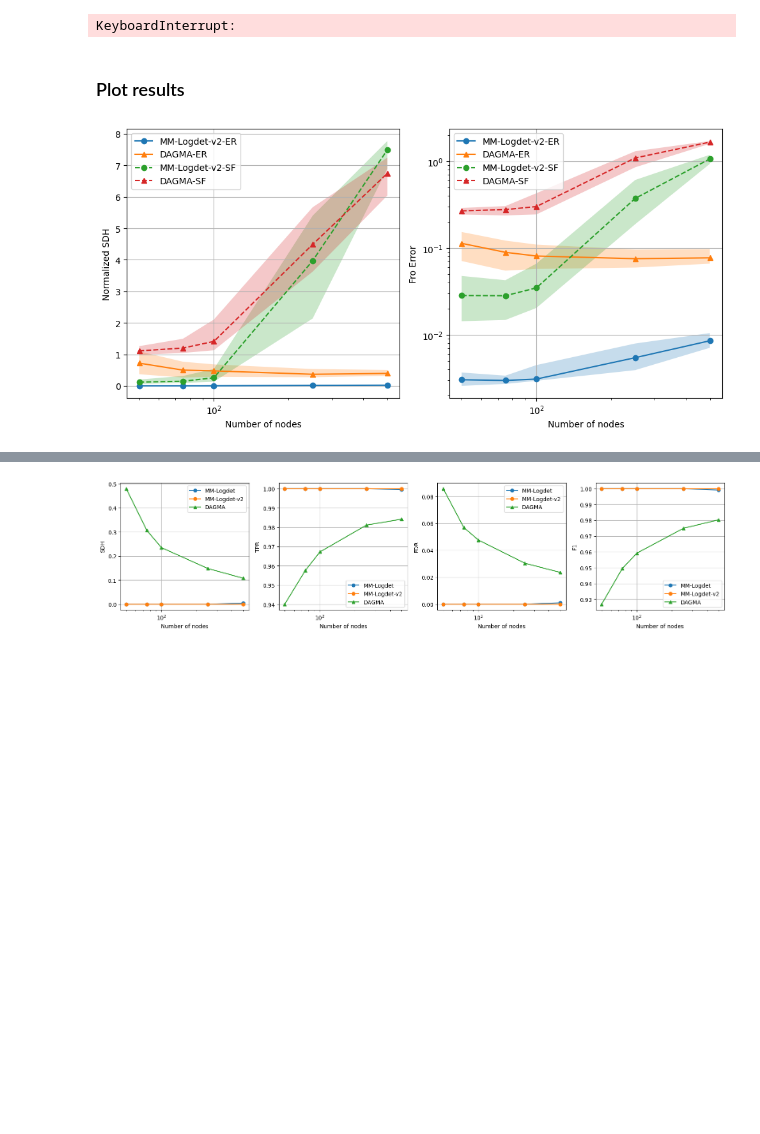
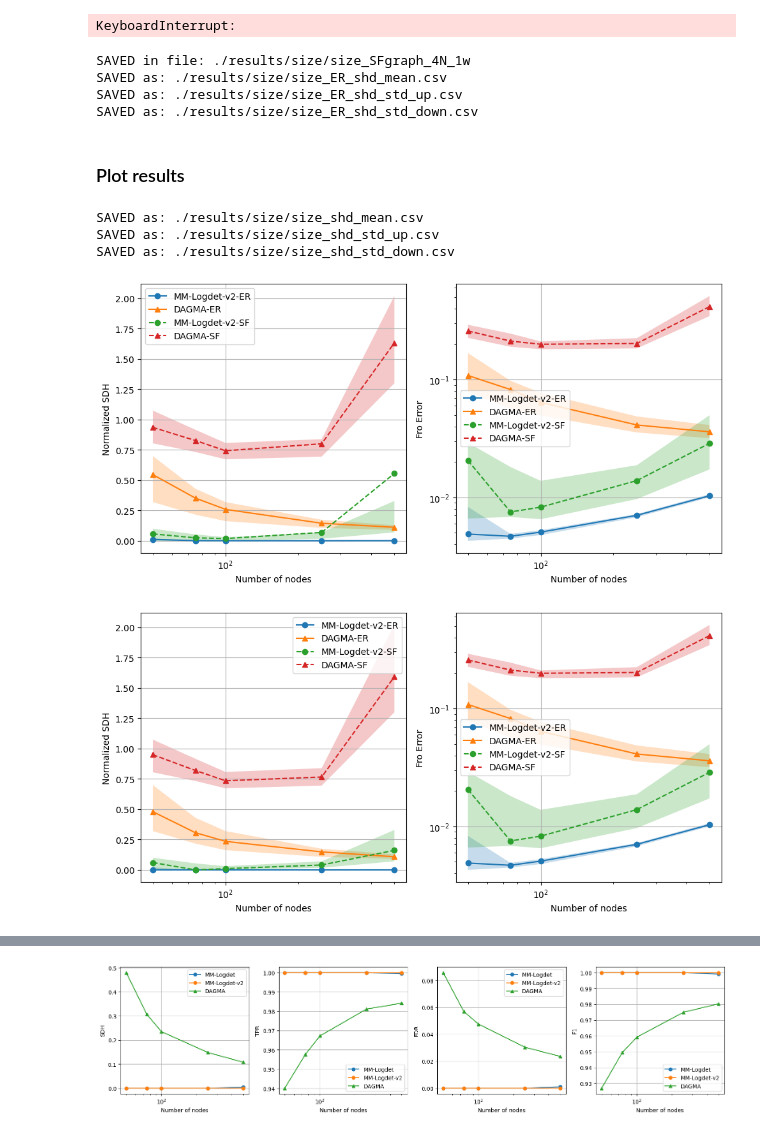
Before and after one commit to reysam93/cvx_dag_learning, a Jupyter notebook: graph_size.ipynb, the cells around one changed output, grey strips where cells are left out. Drawn from its saved outputs; the diff is of its cells as text; code cells hidden in the pictures; blank space fills up the shorter version.

```diff
--- a/graph_size.ipynb
+++ b/graph_size.ipynb
@@ -89,26 +89,12 @@ def run_size_exp(g, data_p, Sizes, exps, thr=.2, verb=False):
 n_dags = 50
 thr = .2
 verb = True
-Sizes = [50, 75, 100, 250, 500, 1000]
+Sizes = [50, 75, 100, 250, 500]
 
 # DEFINE EXPERIMENTS
 Exps = [
-  # Convex
-  # ## Best models for weights (.5, 1)
-  # {'model': MetMulDagma, 'args': {'stepsize': 3e-4, 'alpha_0': .01, 'rho_0': .05, 's': 1, 'lamb': 1e-1,
-  #  'iters_in': 10000, 'iters_out': 10, 'beta': 2}, 'init': {'primal_opt': 'adam', 'acyclicity': 'logdet'},
-  #  'adapt_lamb': True, 'standarize': False, 'fmt': 'o-', 'leg': 'MM-Logdet'},
-
-  # {'model': MetMulDagma, 'args': {'stepsize': 3e-4, 'alpha_0': .01, 'rho_0': .05, 's': 1, 'lamb': 1e-1,
-  #  'iters_in': 15000, 'iters_out': 10, 'beta': 2}, 'init': {'primal_opt': 'adam', 'acyclicity': 'logdet'},
-  #  'adapt_lamb': True, 'standarize': False, 'fmt': 'o-', 'leg': 'MM-Logdet-v2'},
-
   {'model': MetMulDagma, 'args': {'stepsize': 3e-4, 'alpha_0': .01, 'rho_0': .05, 's': 1, 'lamb': 1e-1,
-   'iters_in': 10000, 'iters_out': 15, 'beta': 5}, 'init': {'primal_opt': 'adam', 'acyclicity': 'logdet'},
-   'adapt_lamb': True, 'standarize': False, 'fmt': 'o-', 'leg': 'MM-Logdet'},
-
-  {'model': MetMulDagma, 'args': {'stepsize': 3e-4, 'alpha_0': .01, 'rho_0': .05, 's': 1, 'lamb': 1e-1,
-   'iters_in': 15000, 'iters_out': 10, 'beta': 5}, 'init': {'primal_opt': 'adam', 'acyclicity': 'logdet'},
+   'iters_in': 10000, 'iters_out': 10, 'beta': 5}, 'init': {'primal_opt': 'adam', 'acyclicity': 'logdet'},
    'adapt_lamb': True, 'standarize': False, 'fmt': 'o-', 'leg': 'MM-Logdet-v2'},
 
   # DAGMA
@@ -124,7 +110,7 @@ data_p = {
     'edge_type': 'positive',
     'w_range': (.5, 1),
     'var': 1,
-    'n_samples': 1000,
+    'n_samples': 5000, # 1000
 }
 # %% [markdown]
 ### Estimate graphs
@@ -197,17 +183,64 @@ if SAVE:
              acyc=acyc_sf4, runtime=runtime_sf4, dag_count=dag_count_sf4, exps=Exps,
              xvals=Sizes)
     print('SAVED in file:', file_name)
+# %% [output]
+SAVED in file: ./results/size/size_SFgraph_4N_1w
+SAVED as: ./results/size/size_ER_shd_mean.csv
+SAVED as: ./results/size/size_ER_shd_std_up.csv
+SAVED as: ./results/size/size_ER_shd_std_down.csv
 # %% [markdown]
 ### Plot results
+# %%
+### Weights (.5, 1.5) ###
+# # Load Data
+# file_name = "./results/size/size_ERgraph_4N.npz"
+# data = np.load(file_name, allow_pickle=True)
+# Exps, shd_er4, tpr_er4, fdr_er4, fscore_er4, err_er4, acyc_er4, runtime_er4, dag_count_er4, Sizes = data['exps'], data['shd'], data['tpr'], \
+#     data['fdr'], data['fscore'], data['err'], data['acyc'], data['runtime'], data['dag_count'], data['xvals']
+
+# file_name = "./results/size/size_SFgraph_4N.npz"
+# data = np.load(file_name, allow_pickle=True)
+# Exps, shd_sf4, tpr_sf4, fdr_sf4, fscore_sf4, err_sf4, acyc_sf4, runtime_sf4, dag_count_sf4, Sizes = data['exps'], data['shd'], data['tpr'], \
+#     data['fdr'], data['fscore'], data['err'], data['acyc'], data['runtime'], data['dag_count'], data['xvals']
+
+skip = [0, 3]
+Exps_er = [{'leg': exp['leg'] + '-ER', 'fmt': exp['fmt'][0] + '-'} for exp in Exps]
+Exps_sf = [{'leg': exp['leg'] + '-SF', 'fmt': exp['fmt'][0] + '--'} for exp in Exps]
+Exps_joint = Exps_er + Exps_sf
+
+shd = np.concatenate((shd_er4, shd_sf4), axis=2)
+err = np.concatenate((err_er4, err_sf4), axis=2)
+
+if SAVE:
+    agg_shd = np.mean(shd, axis=0)
+    utils.data_to_csv(f'{PATH}size_shd_mean.csv', Exps_joint, Sizes, agg_shd)
+    std_shd = np.std(err, axis=0)
+    shd_std_up = agg_shd + std_shd
+    utils.data_to_csv(f'{PATH}size_shd_std_up.csv', Exps_joint, Sizes, shd_std_up)
+    shd_std_down = agg_shd - std_shd
+    utils.data_to_csv(f'{PATH}size_shd_std_down.csv', Exps_joint, Sizes, shd_std_down)
+
+fig, axes = plt.subplots(1, 2, figsize=(10, 5))
+utils.plot_data(axes[0], shd, Exps_joint, Sizes, 'Number of nodes', 'Normalized SDH', skip,
+                agg='mean', deviation='prctile', alpha=0.25)
+utils.plot_data(axes[1], err, Exps_joint, Sizes, 'Number of nodes', 'Fro Error', skip,
+                agg='median', deviation='prctile', alpha=0.25, plot_func='loglog')
+plt.tight_layout()
+# plt.savefig(PATH + f'size.png')
+# %% [output]
+SAVED as: ./results/size/size_shd_mean.csv
+SAVED as: ./results/size/size_shd_std_up.csv
+SAVED as: ./results/size/size_shd_std_down.csv
+[figure, added]
 # %%
-### Weights (.5, 1.5) ###
+### Weights (.5, 1) ###
 # # Load Data
-# file_name = "./results/size/size_ERgraph_4N_1.5w.npz"
+# file_name = "./results/size/size_ERgraph_4N.npz"
 # data = np.load(file_name, allow_pickle=True)
 # Exps, shd_er4, tpr_er4, fdr_er4, fscore_er4, err_er4, acyc_er4, runtime_er4, dag_count_er4, Sizes = data['exps'], data['shd'], data['tpr'], \
 #     data['fdr'], data['fscore'], data['err'], data['acyc'], data['runtime'], data['dag_count'], data['xvals']
 
-# file_name = "./results/size/size_SFgraph_4N_1.5w.npz"
+# file_name = "./results/size/size_SFgraph_4N.npz"
 # data = np.load(file_name, allow_pickle=True)
 # Exps, shd_sf4, tpr_sf4, fdr_sf4, fscore_sf4, err_sf4, acyc_sf4, runtime_sf4, dag_count_sf4, Sizes = data['exps'], data['shd'], data['tpr'], \
 #     data['fdr'], data['fscore'], data['err'], data['acyc'], data['runtime'], data['dag_count'], data['xvals']
@@ -228,4 +261,4 @@ utils.plot_data(axes[1], err, Exps_joint, Sizes, 'Number of nodes', 'Fro Error',
 plt.tight_layout()
 # plt.savefig(PATH + f'size.png')
 # %% [output]
-[figure, old version]
+[figure, new version]
```
Also changed, not shown: parts of 1 cell of this notebook, 5 other files.
